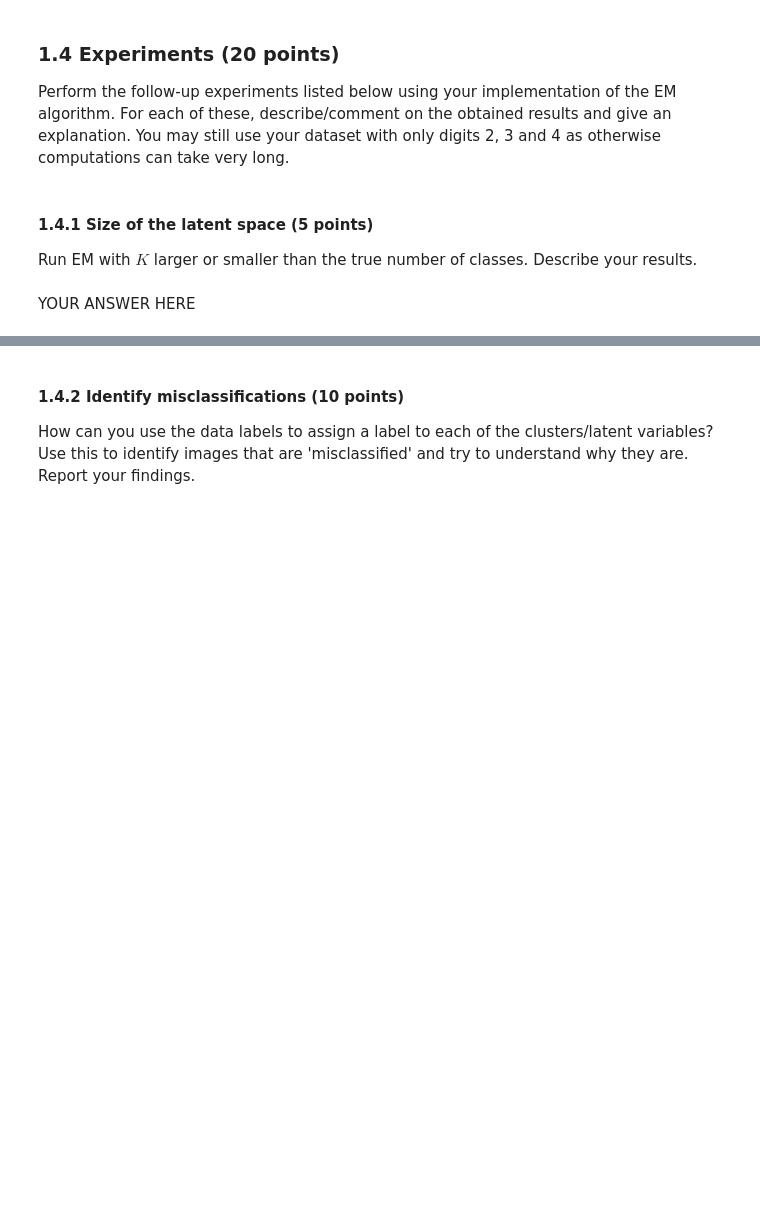
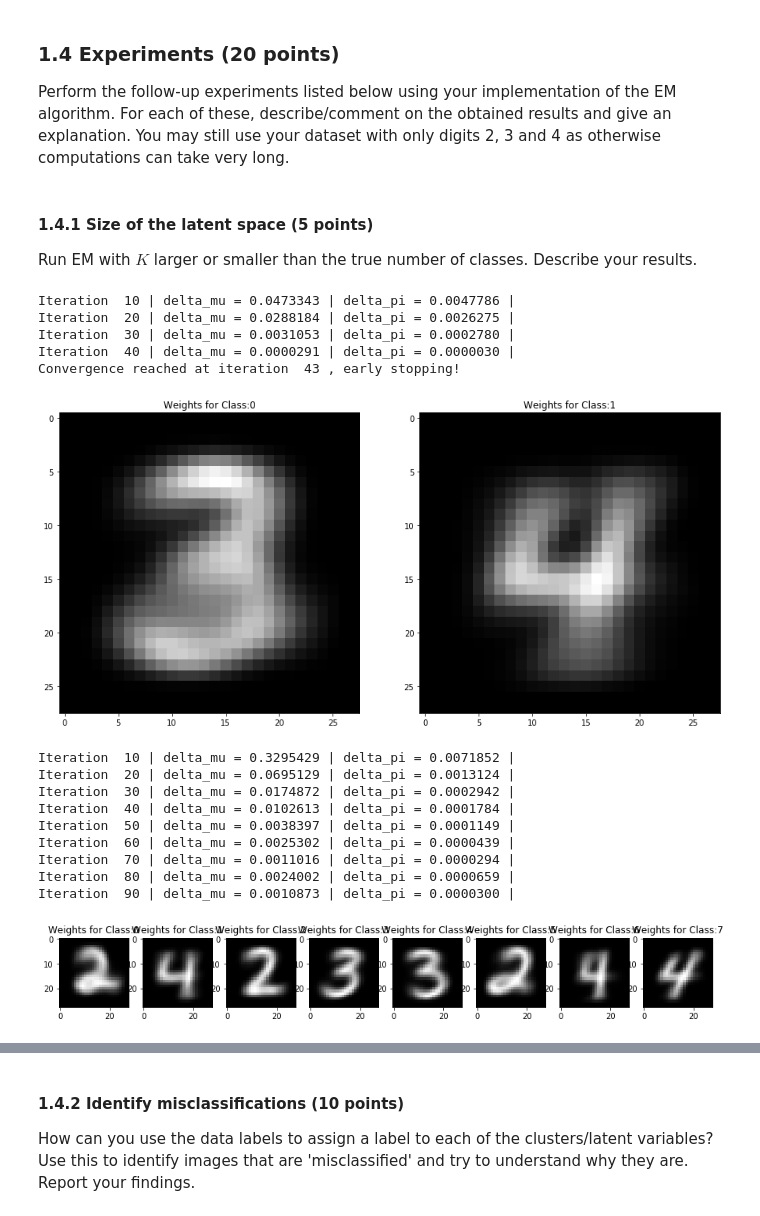
Before and after one commit to davide-belli/machine-learning-2-labs-hws, a Jupyter notebook: lab3/lab3.ipynb, the cells around one changed output, grey strips where cells are left out. Cells and saved outputs as stored; diff of their text form; code cells hidden in the pictures; blank space fills up the shorter version.

```diff
--- a/lab3/lab3.ipynb
+++ b/lab3/lab3.ipynb
@@ -225,2 +248,37 @@ raise NotImplementedError()
-# %% [markdown]
-YOUR ANSWER HERE
+# %%
+K = 2
+_, mu2, _ = EM(reduced_train_data, K, 100)
+
+fig = plt.figure(figsize=(15,10))
+for k in range(K):
+    plt.subplot(121+k)
+    plt.imshow(mu2[k].reshape(28,28),cmap='gray') #Greys swaps colors
+    plt.title("Weights for Class:"+str(k))
+plt.show()
+
+K = 8
+_, mu8, _ = EM(reduced_train_data, K, 100)
+
+fig2 = plt.figure(figsize=(15,10))
+for k in range(K):
+    plt.subplot(181+k)
+    plt.imshow(mu8[k].reshape(28,28),cmap='gray') #Greys swaps colors
+    plt.title("Weights for Class:"+str(k))
+plt.show()
+# %% [output]
+Iteration  10 | delta_mu = 0.0473343 | delta_pi = 0.0047786 |
+Iteration  20 | delta_mu = 0.0288184 | delta_pi = 0.0026275 |
+Iteration  30 | delta_mu = 0.0031053 | delta_pi = 0.0002780 |
+Iteration  40 | delta_mu = 0.0000291 | delta_pi = 0.0000030 |
+Convergence reached at iteration  43 , early stopping!
+[figure, added]
+Iteration  10 | delta_mu = 0.3295429 | delta_pi = 0.0071852 |
+Iteration  20 | delta_mu = 0.0695129 | delta_pi = 0.0013124 |
+Iteration  30 | delta_mu = 0.0174872 | delta_pi = 0.0002942 |
+Iteration  40 | delta_mu = 0.0102613 | delta_pi = 0.0001784 |
+Iteration  50 | delta_mu = 0.0038397 | delta_pi = 0.0001149 |
+Iteration  60 | delta_mu = 0.0025302 | delta_pi = 0.0000439 |
+Iteration  70 | delta_mu = 0.0011016 | delta_pi = 0.0000294 |
+Iteration  80 | delta_mu = 0.0024002 | delta_pi = 0.0000659 |
+Iteration  90 | delta_mu = 0.0010873 | delta_pi = 0.0000300 |
+[figure, added]
```
Also changed, not shown: parts of 9 cells of this notebook.
